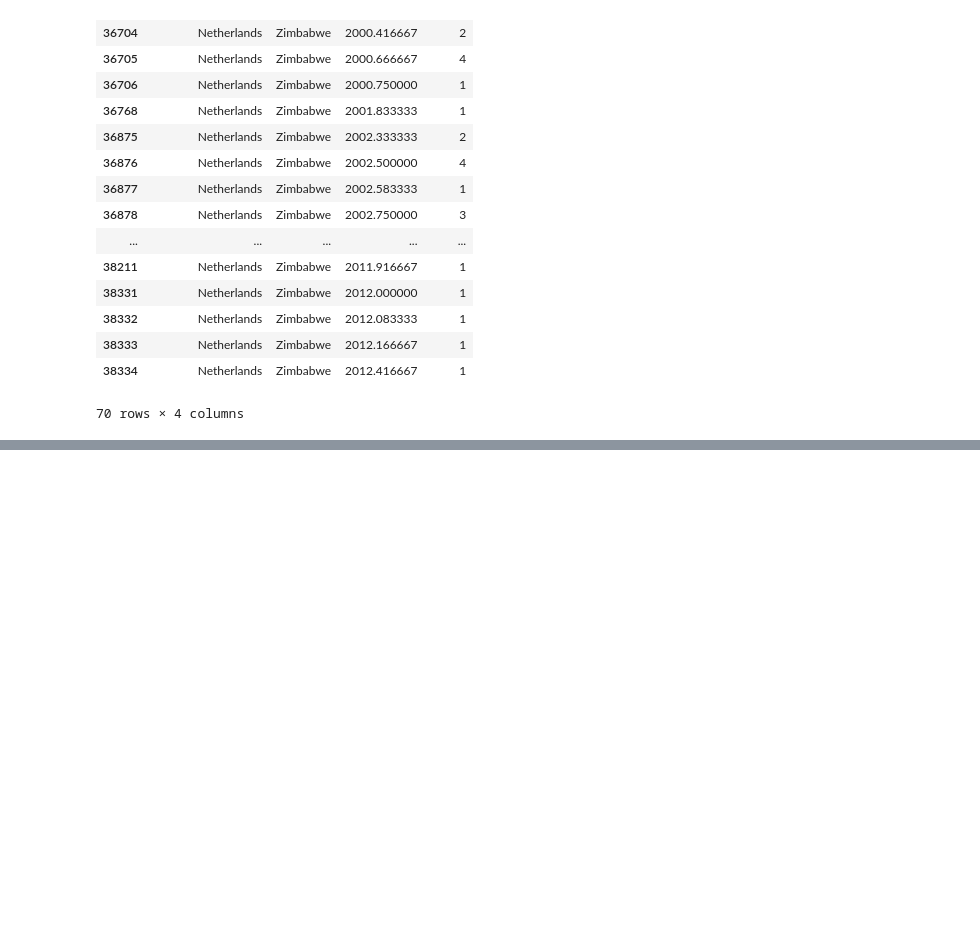
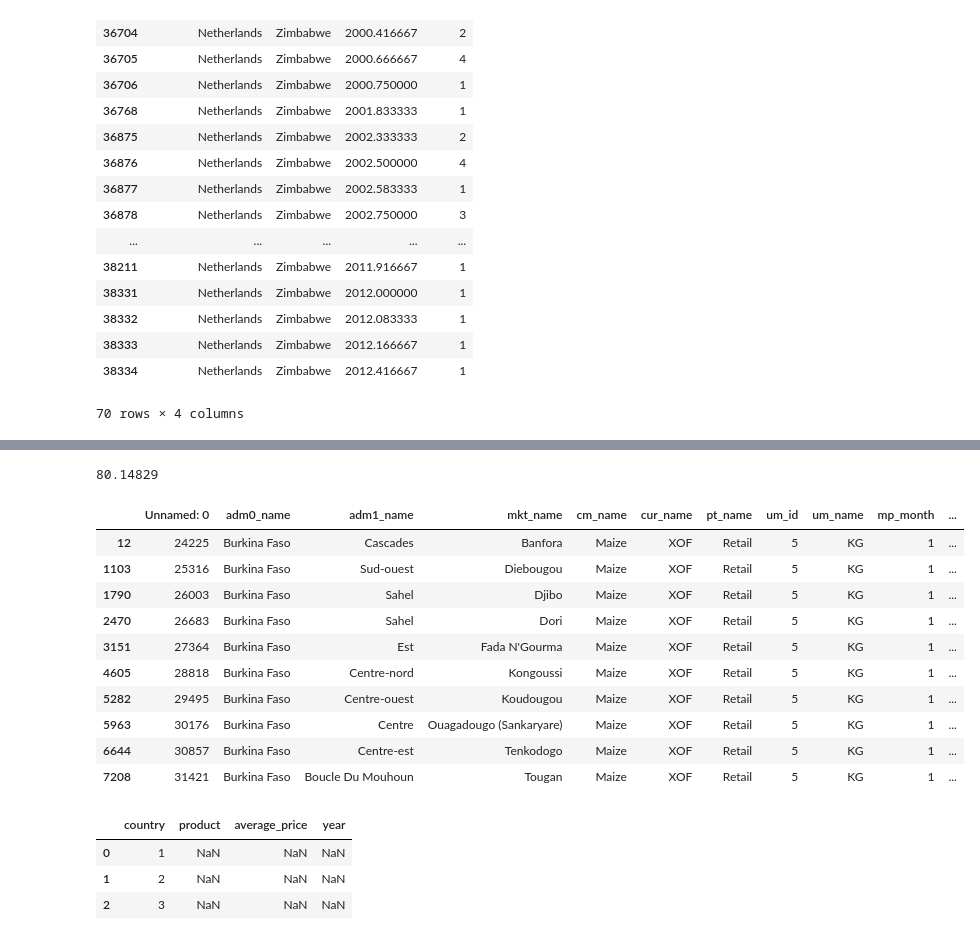
Before and after one commit to Take2001/DataProcessing, a Jupyter notebook: helpfiles/functie voor selectief plotten.ipynb, the cells around one changed output, grey strips where cells are left out. Drawn from its saved outputs; the diff is of its cells as text; code cells hidden in the pictures; blank space fills up the shorter version.

```diff
--- a/helpfiles/functie voor selectief plotten.ipynb
+++ b/helpfiles/functie voor selectief plotten.ipynb
@@ -87,0 +183,47 @@ NameError: name 'df_weather' is not defined
+# %%
+def select_plot_foodprices_average(input_data, country, product, year1, year2):
+    input_data = select_plot_foodprices_per_market(input_data, country, product, year1, year2)
+    input_data = input_data.loc[input_data['Year'] == year1]
+
+    output_data = pd.DataFrame(columns=['country', 'product', 'average_price', 'year'])
+
+# #    alle verschillende prijzen in een land
+#     print(input_data['mp_price'])
+# #    print de som van alle prijzen in een land
+#     print(sum(input_data['mp_price']))
+# #     aantal marken in een land
+#     print(len(input_data['mp_price']))
+# #     gemiddelde van een land
+
+    average = sum(input_data['mp_price']) / len(input_data['mp_price'])
+    print(average)
+
+#     for i in range(year1, year2 + 1):
+#         for j in range(12):
+#             print(i + (j / 12))
+    return input_data
+
+select_plot_foodprices_average(df_foodprices, 'Burkina Faso', 'Maize', 2004, 2004)
+# %% [output]
+80.14829
+|  | Unnamed: 0 | adm0_name | adm1_name | mkt_name | cm_name | cur_name | pt_name | um_id | um_name | mp_month | ... |
+| 12 | 24225 | Burkina Faso | Cascades | Banfora | Maize | XOF | Retail | 5 | KG | 1 | ... |
+| 1103 | 25316 | Burkina Faso | Sud-ouest | Diebougou | Maize | XOF | Retail | 5 | KG | 1 | ... |
+| 1790 | 26003 | Burkina Faso | Sahel | Djibo | Maize | XOF | Retail | 5 | KG | 1 | ... |
+| 2470 | 26683 | Burkina Faso | Sahel | Dori | Maize | XOF | Retail | 5 | KG | 1 | ... |
+| 3151 | 27364 | Burkina Faso | Est | Fada N'Gourma | Maize | XOF | Retail | 5 | KG | 1 | ... |
+| 4605 | 28818 | Burkina Faso | Centre-nord | Kongoussi | Maize | XOF | Retail | 5 | KG | 1 | ... |
+| 5282 | 29495 | Burkina Faso | Centre-ouest | Koudougou | Maize | XOF | Retail | 5 | KG | 1 | ... |
+| 5963 | 30176 | Burkina Faso | Centre | Ouagadougo (Sankaryare) | Maize | XOF | Retail | 5 | KG | 1 | ... |
+| 6644 | 30857 | Burkina Faso | Centre-est | Tenkodogo | Maize | XOF | Retail | 5 | KG | 1 | ... |
+| 7208 | 31421 | Burkina Faso | Boucle Du Mouhoun | Tougan | Maize | XOF | Retail | 5 | KG | 1 | ... |
+# %%
+output_data = pd.DataFrame(columns=['country', 'product', 'average_price', 'year'])
+output_data['country'] = [1, 2, 3]
+output_data['country'] = [1, 2, 3]
+output_data
+# %% [output]
+|  | country | product | average_price | year |
+| 0 | 1 | NaN | NaN | NaN |
+| 1 | 2 | NaN | NaN | NaN |
+| 2 | 3 | NaN | NaN | NaN |
```
Also changed, not shown: parts of 6 cells of this notebook.
